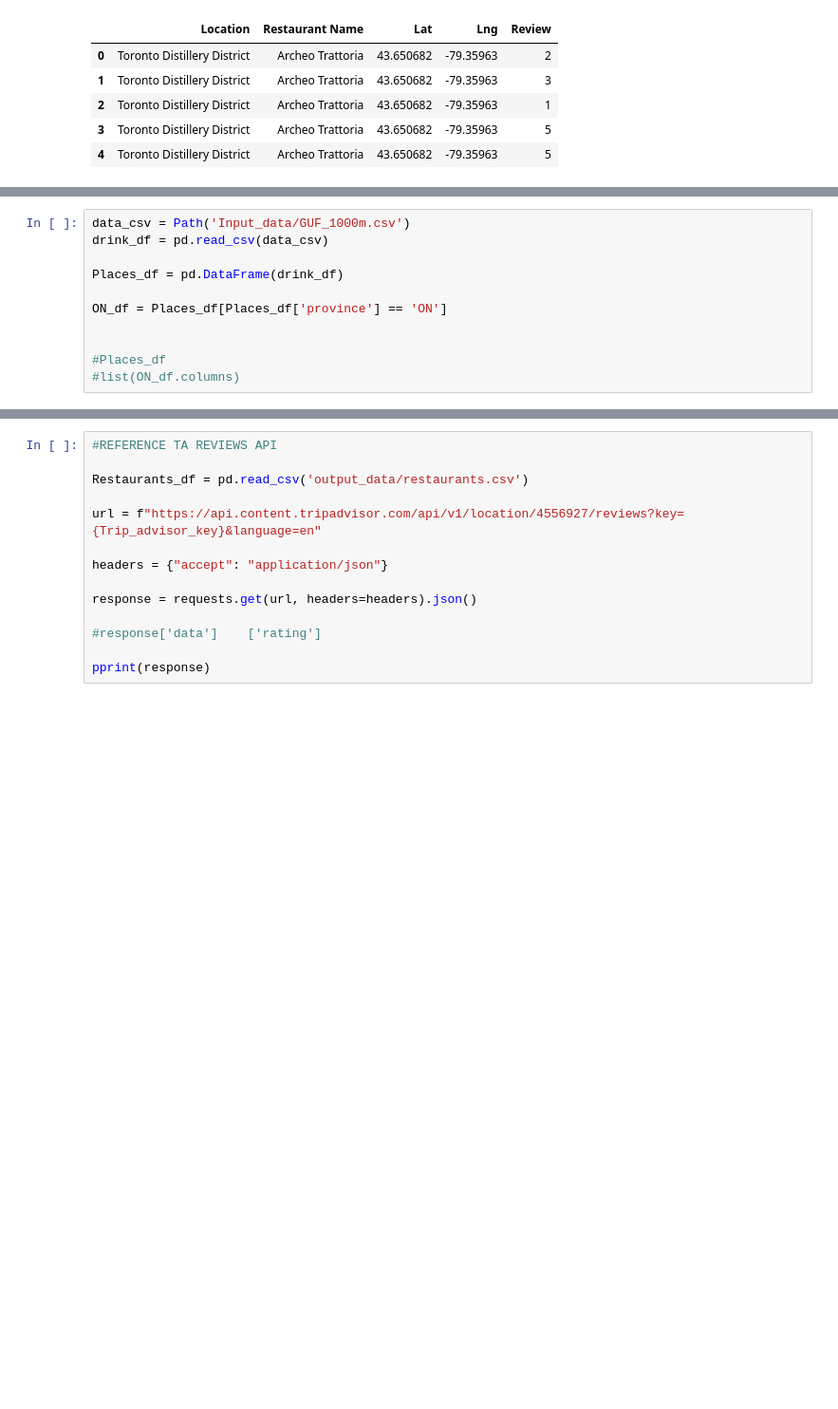
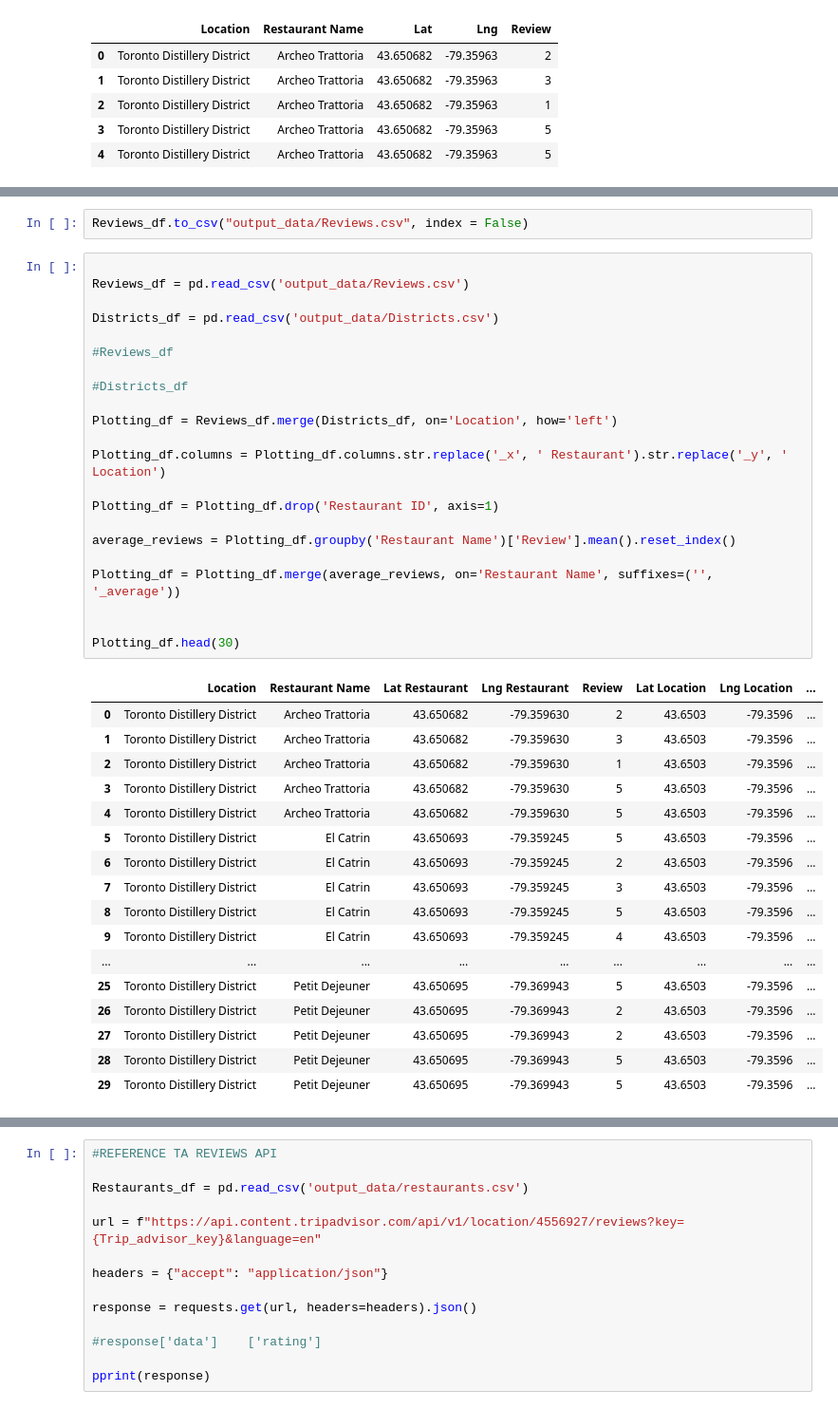
Before and after one commit to AleMori22/Project_1_repo, a Jupyter notebook: Alessandro Mori's Project 1.ipynb, the cells around one changed output, grey strips where cells are left out. Shown: that part at 95% size. Saved outputs shown, nothing was run; the diff lists cells and outputs as text; blank space fills up the shorter version.

```diff
--- a/Alessandro Mori's Project 1.ipynb
+++ b/Alessandro Mori's Project 1.ipynb
@@ -218,11 +186,42 @@ Plotting_df
-# %%
-data_csv = Path('Input_data/GUF_1000m.csv')
-drink_df = pd.read_csv(data_csv)
-
-Places_df = pd.DataFrame(drink_df)
-
-ON_df = Places_df[Places_df['province'] == 'ON']
-
-
-#Places_df
-#list(ON_df.columns)
+# %%
+Reviews_df.to_csv("output_data/Reviews.csv", index = False)
+# %%
+
+Reviews_df = pd.read_csv('output_data/Reviews.csv')
+
+Districts_df = pd.read_csv('output_data/Districts.csv')
+
+#Reviews_df
+
+#Districts_df
+
+Plotting_df = Reviews_df.merge(Districts_df, on='Location', how='left')
+
+Plotting_df.columns = Plotting_df.columns.str.replace('_x', ' Restaurant').str.replace('_y', ' Location')
+
+Plotting_df = Plotting_df.drop('Restaurant ID', axis=1)
+
+average_reviews = Plotting_df.groupby('Restaurant Name')['Review'].mean().reset_index()
+
+Plotting_df = Plotting_df.merge(average_reviews, on='Restaurant Name', suffixes=('', '_average'))
+
+
+Plotting_df.head(30)
+# %% [output]
+|  | Location | Restaurant Name | Lat Restaurant | Lng Restaurant | Review | Lat Location | Lng Location | ... |
+| 0 | Toronto Distillery District | Archeo Trattoria | 43.650682 | -79.359630 | 2 | 43.6503 | -79.3596 | ... |
+| 1 | Toronto Distillery District | Archeo Trattoria | 43.650682 | -79.359630 | 3 | 43.6503 | -79.3596 | ... |
+| 2 | Toronto Distillery District | Archeo Trattoria | 43.650682 | -79.359630 | 1 | 43.6503 | -79.3596 | ... |
+| 3 | Toronto Distillery District | Archeo Trattoria | 43.650682 | -79.359630 | 5 | 43.6503 | -79.3596 | ... |
+| 4 | Toronto Distillery District | Archeo Trattoria | 43.650682 | -79.359630 | 5 | 43.6503 | -79.3596 | ... |
+| 5 | Toronto Distillery District | El Catrin | 43.650693 | -79.359245 | 5 | 43.6503 | -79.3596 | ... |
+| 6 | Toronto Distillery District | El Catrin | 43.650693 | -79.359245 | 2 | 43.6503 | -79.3596 | ... |
+| 7 | Toronto Distillery District | El Catrin | 43.650693 | -79.359245 | 3 | 43.6503 | -79.3596 | ... |
+| 8 | Toronto Distillery District | El Catrin | 43.650693 | -79.359245 | 5 | 43.6503 | -79.3596 | ... |
+| 9 | Toronto Distillery District | El Catrin | 43.650693 | -79.359245 | 4 | 43.6503 | -79.3596 | ... |
+| ... | ... | ... | ... | ... | ... | ... | ... | ... |
+| 25 | Toronto Distillery District | Petit Dejeuner | 43.650695 | -79.369943 | 5 | 43.6503 | -79.3596 | ... |
+| 26 | Toronto Distillery District | Petit Dejeuner | 43.650695 | -79.369943 | 2 | 43.6503 | -79.3596 | ... |
+| 27 | Toronto Distillery District | Petit Dejeuner | 43.650695 | -79.369943 | 2 | 43.6503 | -79.3596 | ... |
+| 28 | Toronto Distillery District | Petit Dejeuner | 43.650695 | -79.369943 | 5 | 43.6503 | -79.3596 | ... |
+| 29 | Toronto Distillery District | Petit Dejeuner | 43.650695 | -79.369943 | 5 | 43.6503 | -79.3596 | ... |
```
Also changed, not shown: parts of 16 cells of this notebook.
